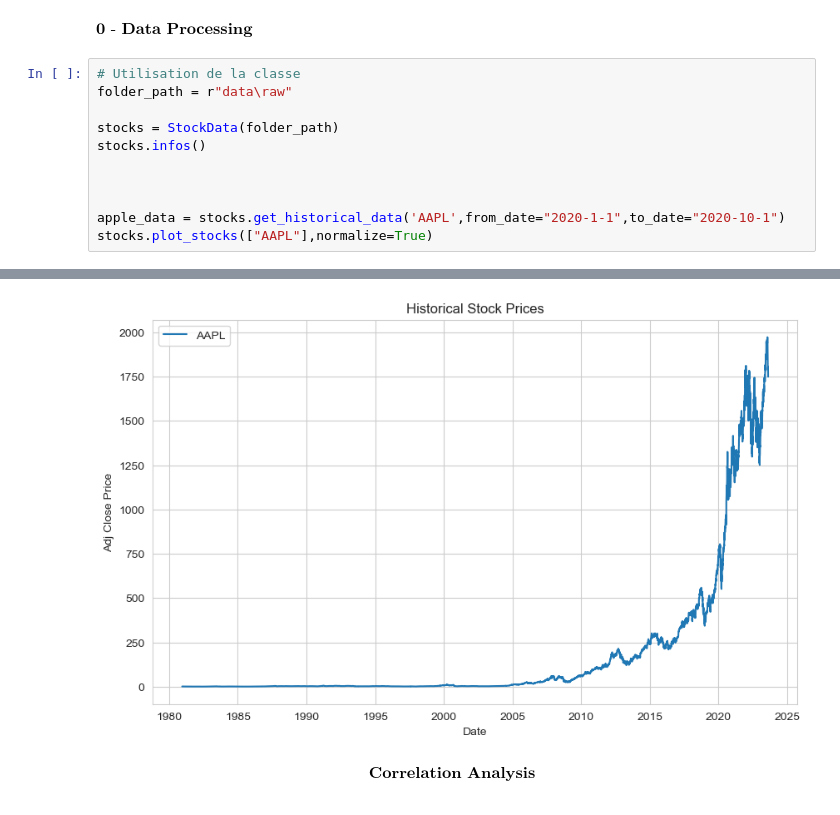
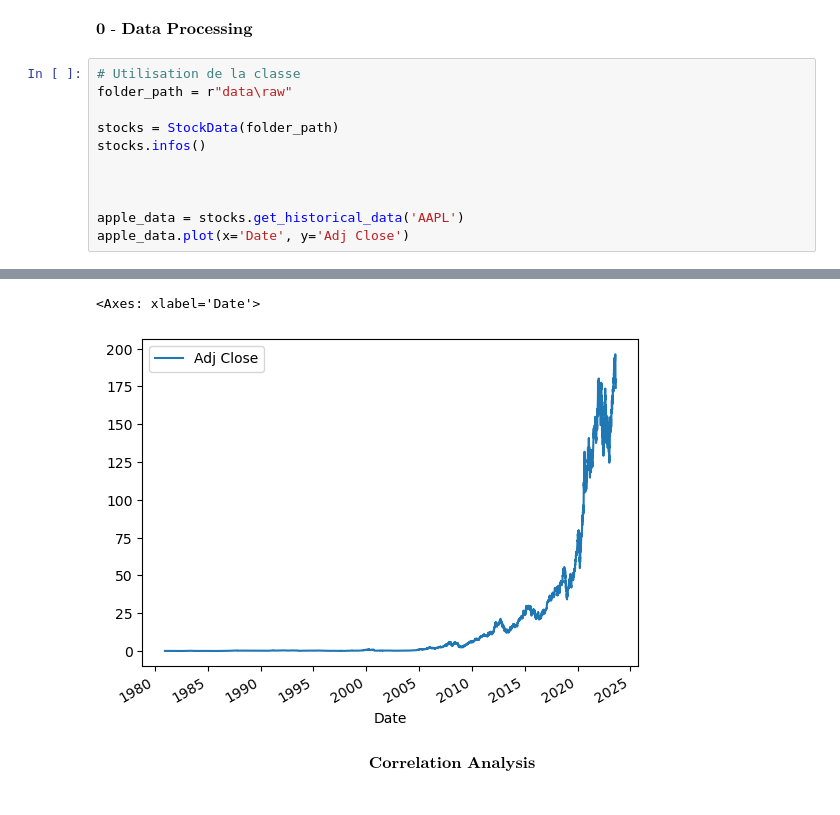
Before and after one commit to ItoWindsor/AlgoTrading, a Jupyter notebook: notebooks/Linear_regression_model.ipynb, the cells around one changed output, grey strips where cells are left out. Cells and saved outputs as stored; diff of their text form.

```diff
--- a/Linear_regression_model.ipynb
+++ b/notebooks/Linear_regression_model.ipynb
@@ -16,8 +16,8 @@ stocks.infos()
 
 
 
-apple_data = stocks.get_historical_data('AAPL',from_date="2020-1-1",to_date="2020-10-1")
-stocks.plot_stocks(["AAPL"],normalize=True)
+apple_data = stocks.get_historical_data('AAPL')
+apple_data.plot(x='Date', y='Adj Close')
 # %% [output]
 Current Tickers in dataframe :  ['AAPL' 'AMZN' 'BA' 'CVX' 'DIS' 'DOW' 'GS' 'JNJ' 'JPM' 'KO' 'MCD' 'MMM'
  'MRK' 'MSFT' 'NKE' 'PFE' 'PG' 'SPG' 'T' 'WFC' 'XOM' '^SPX']
@@ -25,4 +24,5 @@ Current Tickers in dataframe :  ['AAPL' 'AMZN' 'BA' 'CVX' 'DIS' 'DOW' 'GS' 'JNJ'
+<Axes: xlabel='Date'>
-[figure, old version]
+[figure, new version]
 # %% [markdown]
 <div align="center">
 
```
Also changed, not shown: parts of 3 cells of this notebook, 2 other files.
